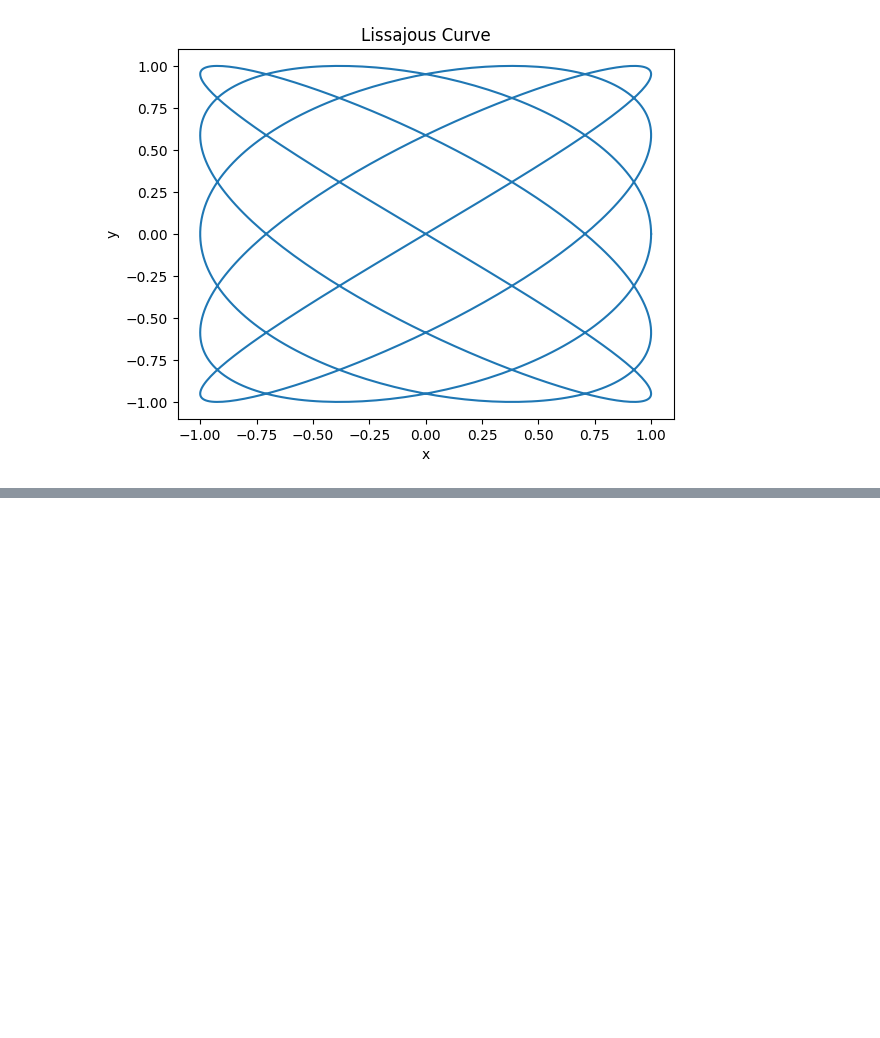
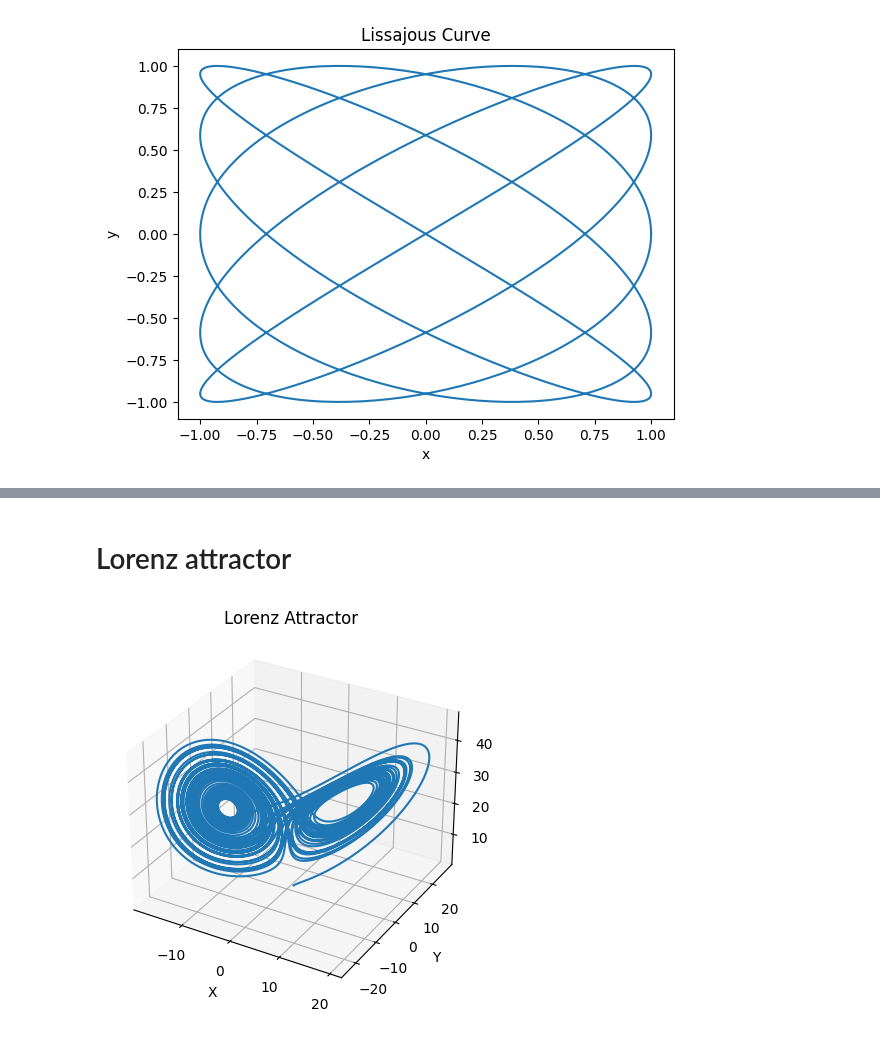
Before and after one commit to Danneftw1/Experiments-Daniel-Nilsson, a Jupyter notebook: Random_math_stuff.ipynb, the cells around one changed output, grey strips where cells are left out. Saved outputs shown, nothing was run; the diff lists cells and outputs as text; code cells hidden in the pictures; blank space fills up the shorter version.

```diff
--- a/Random_math_stuff.ipynb
+++ b/Random_math_stuff.ipynb
@@ -86,0 +138,38 @@ plt.show()
+# %% [markdown]
+# Lorenz attractor
+# %%
+import numpy as np
+import matplotlib.pyplot as plt
+from mpl_toolkits.mplot3d import Axes3D
+from scipy.integrate import solve_ivp
+
+def lorenz_system(t, xyz, sigma, beta, rho):
+    x, y, z = xyz
+    return [
+        sigma * (y - x),
+        x * (rho - z) - y,
+        x * y - beta * z
+    ]
+
+t_span = (0, 50)
+initial_state = [1, 1, 1]
+sigma, beta, rho = 10, 8/3, 28
+
+sol = solve_ivp(
+    lorenz_system, t_span, initial_state, args=(sigma, beta, rho),
+    dense_output=True, max_step=0.01
+)
+
+t = np.linspace(t_span[0], t_span[1], 10000)
+xyz = sol.sol(t)
+
+fig = plt.figure()
+ax = fig.add_subplot(111, projection='3d')
+ax.plot(xyz[0], xyz[1], xyz[2])
+ax.set_xlabel('X')
+ax.set_ylabel('Y')
+ax.set_zlabel('Z')
+plt.title('Lorenz Attractor')
+plt.show()
+# %% [output]
+[figure, added]
```
Also changed, not shown: parts of 4 cells of this notebook, 2 other files.
